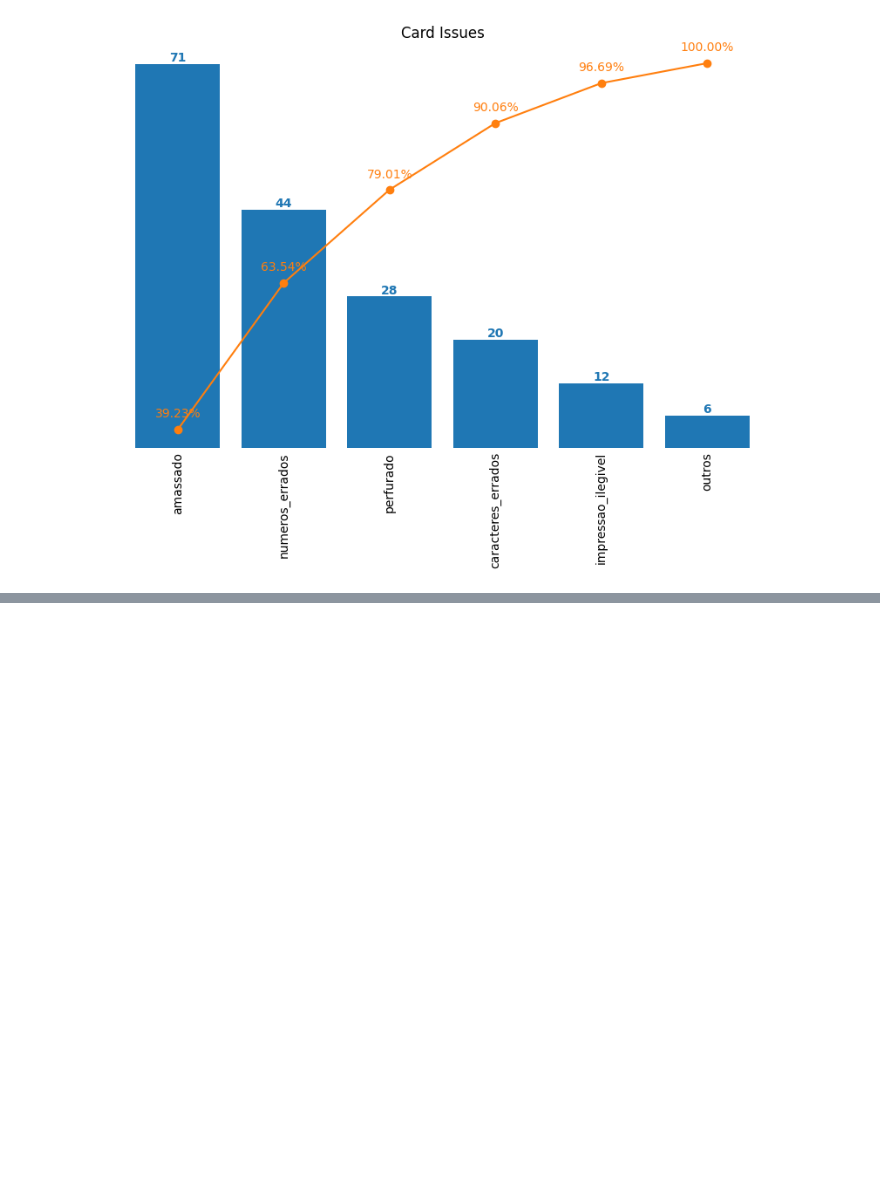
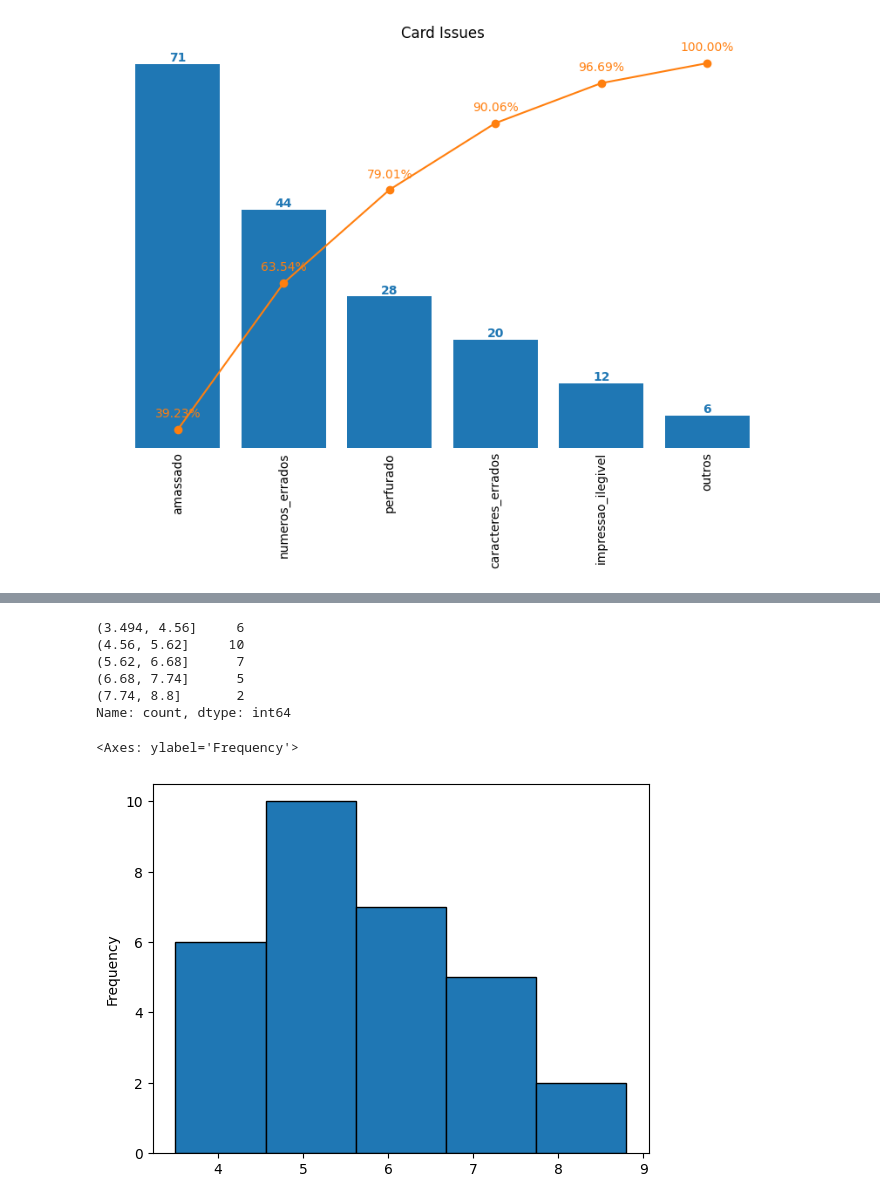
Before and after one commit to ErickVisone/DataScience, a Jupyter notebook: datascience/blood_donors.ipynb, the cells around one changed output, grey strips where cells are left out. Saved outputs shown, nothing was run; the diff lists cells and outputs as text; code cells hidden in the pictures; blank space fills up the shorter version.

```diff
--- a/datascience/blood_donors.ipynb
+++ b/datascience/blood_donors.ipynb
@@ -197,0 +264,5 @@ plt.show()
+# %%
+''' We use Sturges' rule to calculate the number of bins, but there are other rules that can be used
+like Scott's rule, Freedman-Diaconis' rule, etc.'''
+
+k = 1 + np.log2(df_grades.shape[0])
@@ -197,0 +280,14 @@ plt.show()
+# %%
+df_grades['grades'].value_counts(bins = int(k)).sort_index()
+# %% [output]
+(3.494, 4.56]     6
+(4.56, 5.62]     10
+(5.62, 6.68]      7
+(6.68, 7.74]      5
+(7.74, 8.8]       2
+Name: count, dtype: int64
+# %%
+df_grades['grades'].plot.hist(bins=int(k), edgecolor='black')
+# %% [output]
+<Axes: ylabel='Frequency'>
+[figure, added]
```
Also changed, not shown: parts of 19 cells of this notebook.
